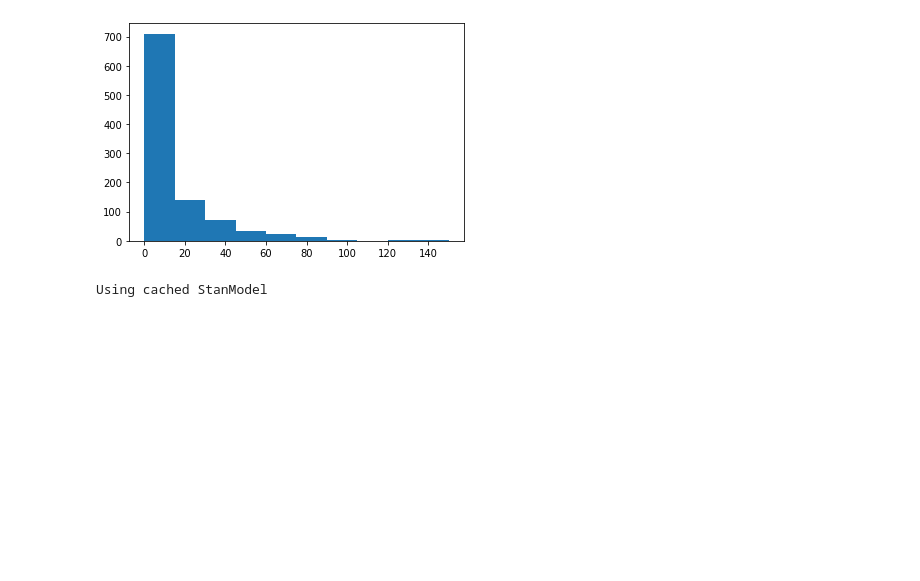
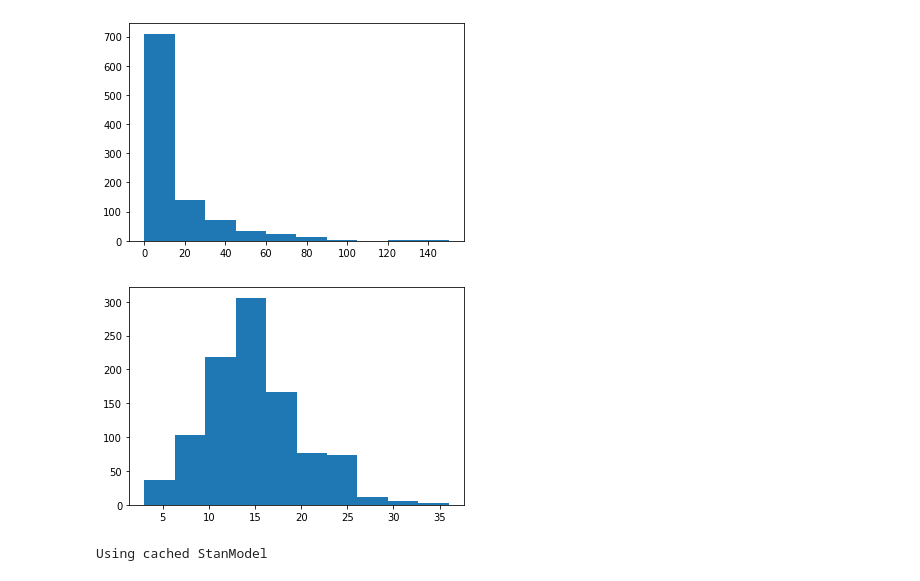
Before and after one commit to ArturBa/data_analytics, a Jupyter notebook: lab_2/data_analytics.ipynb, the cells around one changed output. Saved outputs shown, nothing was run; the diff lists cells and outputs as text; code cells hidden in the pictures; blank space fills up the shorter version.

```diff
--- a/lab_2/data_analytics.ipynb
+++ b/lab_2/data_analytics.ipynb
@@ -260,5 +274,5 @@ plt.show()
 # %%
-negative_eta = stan_utility.compile_model('negative_eta.stan')
+negative_eta = stan_utility.compile_model('stan_model/negative_eta.stan')
 # %% [output]
 Using cached StanModel
 # %%
@@ -276,4 +290,18 @@ plt.hist(y_sim.flatten(), bins=10)
 plt.show()
 # %% [output]
 [figure]
+# %%
+data = dict(eta=np.exp(1), phi=20.0, M=1000)
+negative_eta_sampled = negative_eta.sampling(data=data,
+                                            seed=1052020,
+                                            algorithm="Fixed_param",
+                                            iter=1,
+                                            warmup=0,
+                                            chains=1)
+params_negative_eta = negative_eta_sampled.extract()
+y_sim = params_negative_eta['y_sim']
+plt.hist(y_sim.flatten(), bins=10)
+plt.show()
+# %% [output]
+[figure, added]
 # %%
```
Also changed, not shown: parts of 15 cells of this notebook, 6 other files.
